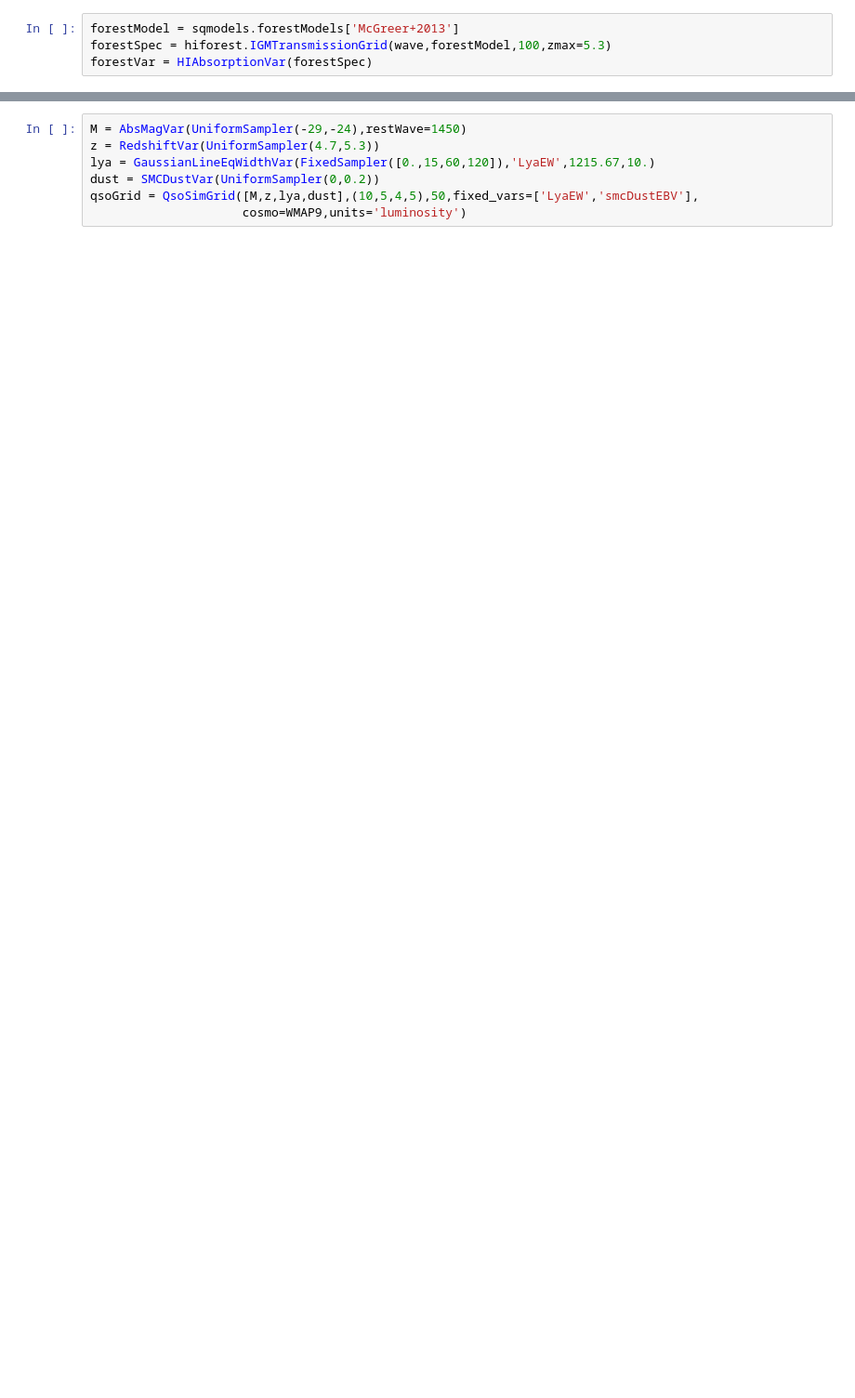
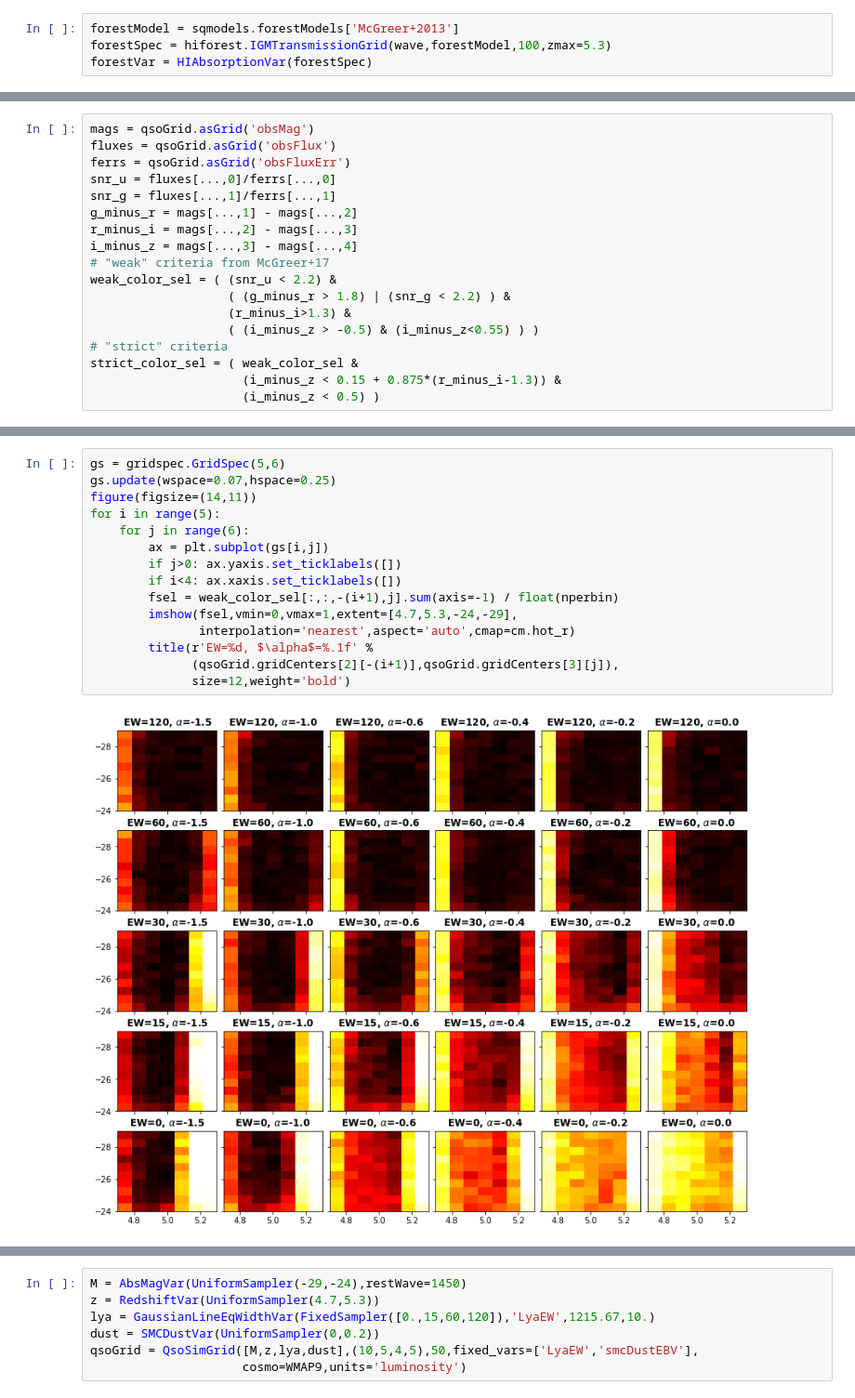
Before and after one commit to imcgreer/simqso, a Jupyter notebook: examples/z5LyaDust.ipynb, the cells around one changed output, grey strips where cells are left out. Shown at 93% size. Drawn from its saved outputs; the diff is of its cells as text; blank space fills up the shorter version.

```diff
--- a/examples/z5LyaDust.ipynb
+++ b/examples/z5LyaDust.ipynb
@@ -21,0 +119,18 @@ forestVar = HIAbsorptionVar(forestSpec)
+# %%
+mags = qsoGrid.asGrid('obsMag')
+fluxes = qsoGrid.asGrid('obsFlux')
+ferrs = qsoGrid.asGrid('obsFluxErr')
+snr_u = fluxes[...,0]/ferrs[...,0]
+snr_g = fluxes[...,1]/ferrs[...,1]
+g_minus_r = mags[...,1] - mags[...,2]
+r_minus_i = mags[...,2] - mags[...,3]
+i_minus_z = mags[...,3] - mags[...,4]
+# "weak" criteria from McGreer+17
+weak_color_sel = ( (snr_u < 2.2) &
+                   ( (g_minus_r > 1.8) | (snr_g < 2.2) ) &
+                   (r_minus_i>1.3) &
+                   ( (i_minus_z > -0.5) & (i_minus_z<0.55) ) )
+# "strict" criteria
+strict_color_sel = ( weak_color_sel &
+                     (i_minus_z < 0.15 + 0.875*(r_minus_i-1.3)) &
+                     (i_minus_z < 0.5) )
@@ -21,0 +139,17 @@ forestVar = HIAbsorptionVar(forestSpec)
+# %%
+gs = gridspec.GridSpec(5,6)
+gs.update(wspace=0.07,hspace=0.25)
+figure(figsize=(14,11))
+for i in range(5):
+    for j in range(6):
+        ax = plt.subplot(gs[i,j])
+        if j>0: ax.yaxis.set_ticklabels([])
+        if i<4: ax.xaxis.set_ticklabels([])
+        fsel = weak_color_sel[:,:,-(i+1),j].sum(axis=-1) / float(nperbin)
+        imshow(fsel,vmin=0,vmax=1,extent=[4.7,5.3,-24,-29],
+               interpolation='nearest',aspect='auto',cmap=cm.hot_r)
+        title(r'EW=%d, $\alpha$=%.1f' %
+              (qsoGrid.gridCenters[2][-(i+1)],qsoGrid.gridCenters[3][j]),
+              size=12,weight='bold')
+# %% [output]
+[figure, added]
```
Also changed, not shown: parts of 41 cells of this notebook.
